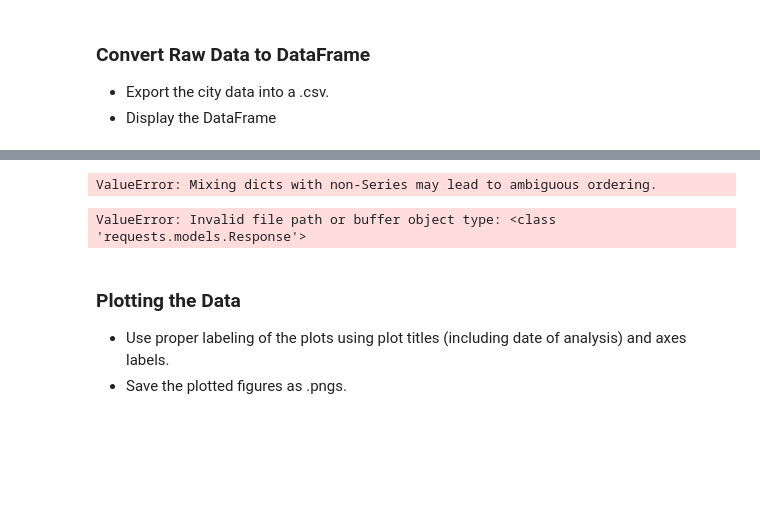
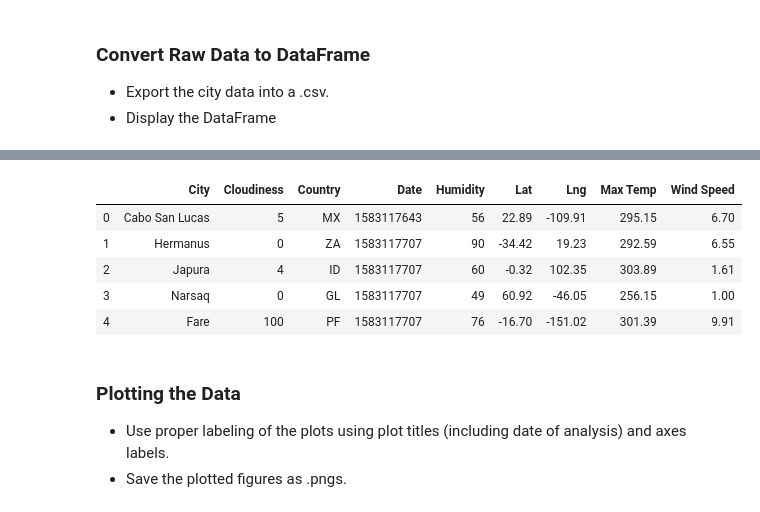
Before and after one commit to barbourleah15/DataVizClass, a Jupyter notebook: python-api-challenge/WeatherPy.ipynb, the cells around one changed output, grey strips where cells are left out. Saved outputs shown, nothing was run; the diff lists cells and outputs as text; code cells hidden in the pictures; blank space fills up the shorter version.

```diff
--- a/python-api-challenge/WeatherPy.ipynb
+++ b/python-api-challenge/WeatherPy.ipynb
@@ -27,7 +27,7 @@ from api_keys import api_key
 from citipy import citipy
 
 # Output File (CSV)
-output_data_file = "output_data/cities.csv"
+output_data_file = "cities.csv"
 
 # Range of latitudes and longitudes
 lat_range = (-90, 90)
@@ -195,11 +251,0 @@ weather_pd
-# %%
-weather_pd = pd.DataFrame(cloudiness_response)
-weather_pd
-# %% [output]
-ValueError: Mixing dicts with non-Series may lead to ambiguous ordering.
-# %%
-# this hasn't been finished and is where I left off.
-raw_data = pd.read_csv(city_logs)
-raw_data
-# %% [output]
-ValueError: Invalid file path or buffer object type: <class 'requests.models.Response'>
@@ -300,3 +252,16 @@ else:
+# %%
+weather_df = pd.DataFrame({"City" : city_name, "Cloudiness" : cloudiness, "Country" : country, "Date" : date,
+                           "Humidity" : humidity, "Lat" : lat, "Lng" : lng, "Max Temp" : max_temp,
+                           "Wind Speed" : wind_speed})
+weather_df.to_csv(path_or_buf=output_data_file,index=False,encoding="UTF-8")
+weather_df.head()
+# %% [output]
+|  | City | Cloudiness | Country | Date | Humidity | Lat | Lng | Max Temp | Wind Speed |
+| 0 | Cabo San Lucas | 5 | MX | 1583117643 | 56 | 22.89 | -109.91 | 295.15 | 6.70 |
+| 1 | Hermanus | 0 | ZA | 1583117707 | 90 | -34.42 | 19.23 | 292.59 | 6.55 |
+| 2 | Japura | 4 | ID | 1583117707 | 60 | -0.32 | 102.35 | 303.89 | 1.61 |
+| 3 | Narsaq | 0 | GL | 1583117707 | 49 | 60.92 | -46.05 | 256.15 | 1.00 |
+| 4 | Fare | 100 | PF | 1583117707 | 76 | -16.70 | -151.02 | 301.39 | 9.91 |
 # %% [markdown]
 ### Plotting the Data
 * Use proper labeling of the plots using plot titles (including date of analysis) and axes labels.
```
Also changed, not shown: parts of 14 cells of this notebook, 6 other files.
